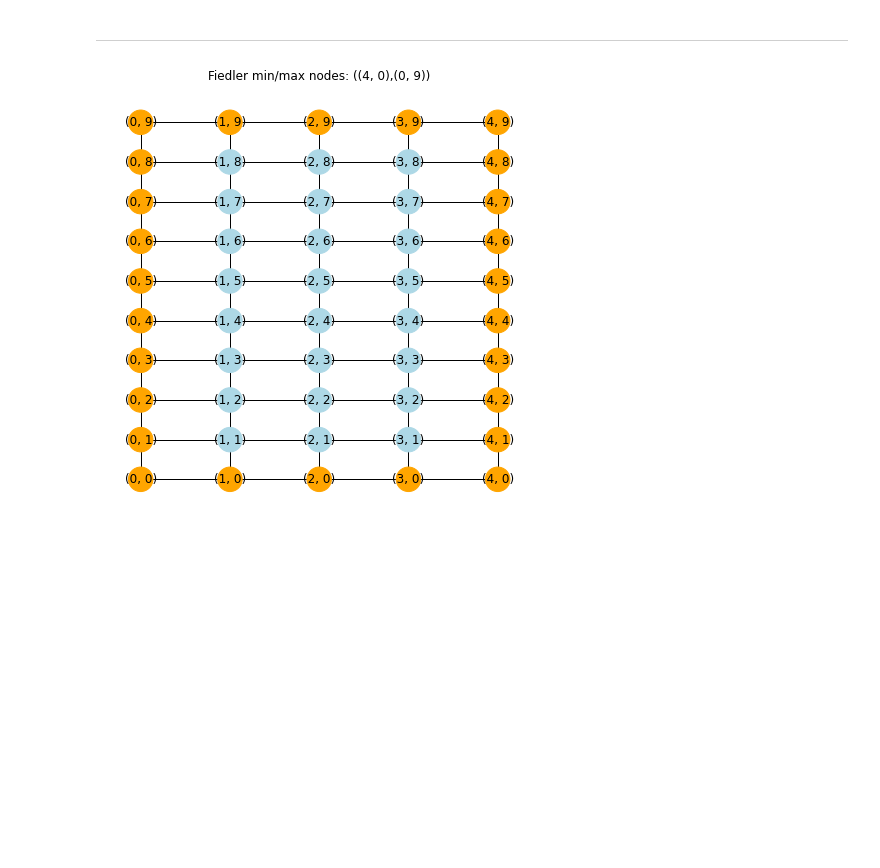
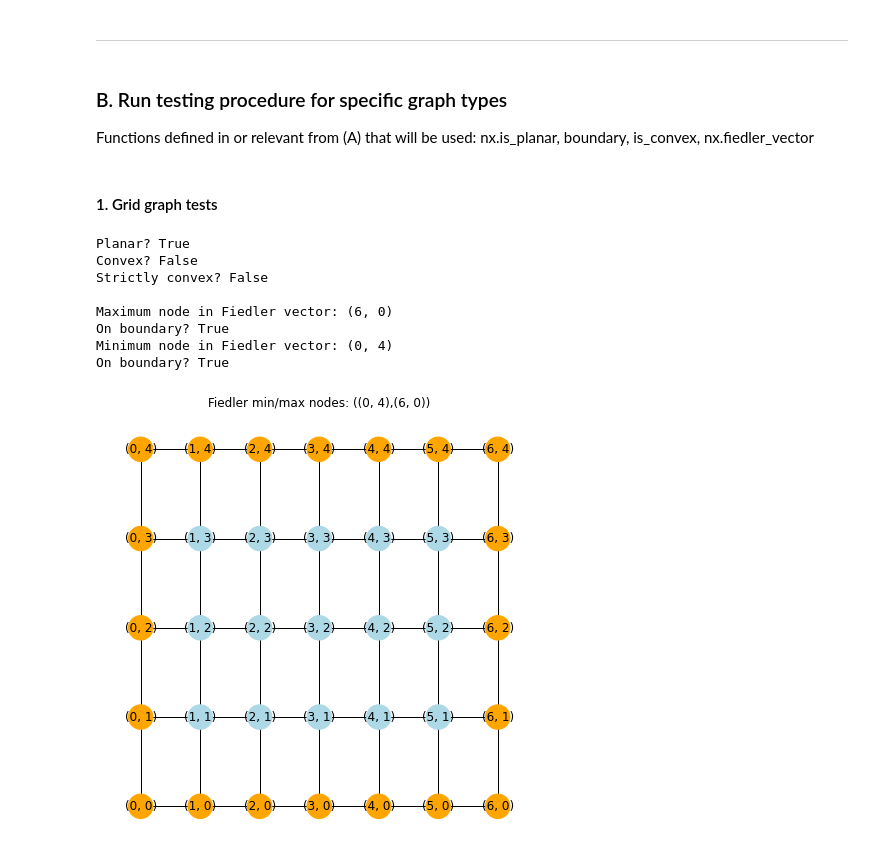
Before and after one commit to amaheshwari25/graph-hotspots, a Jupyter notebook: GraphHotSpots_Experiments.ipynb, the cells around one changed output. Drawn from its saved outputs; the diff is of its cells as text; code cells hidden in the pictures; blank space fills up the shorter version.

Commit message:
Test different types of graphs and modularize procedure

```diff
--- a/GraphHotSpots_Experiments.ipynb
+++ b/GraphHotSpots_Experiments.ipynb
@@ -33,0 +66,13 @@ nx.draw(G, pos, with_labels=True, node_color='lightgreen', node_size=600)
+# %%
+def is_convex(G, bound_set, strict=False):
+    apsp = dict(nx.all_pairs_shortest_path(G))
+    for u in list(G.nodes):
+        if (u in bound_set) and not strict:
+            continue
+        for v in list(G.nodes):
+            if (v in bound_set) and not strict:
+                continue
+            for path_node in apsp[u][v]:
+                if (path_node != u and path_node != v and path_node in boundary):
+                    return False
+    return True
@@ -37,4 +88,4 @@ Directly from networkx fielder_vector method
 # %%
-phi2 = nx.fiedler_vector(G)
+phi2 = nx.fiedler_vector(G, method='tracemin_lu')
 phi2
 # %% [output]
@@ -54,25 +102,3 @@ Brute-force algorithm based on $\partial G$ as defined in https://arxiv.org/pdf/
-# %%
-def boundary(G):
-    '''
-    Returns list of nodes in G that are in the boundary.
-    '''
-    # compute shortest path lengths between all vertices
-    path_dist = dict(nx.all_pairs_shortest_path_length(G))
-
-    boundary = []
-    for u in list(G.nodes):
-        for v in list(G.nodes): # test all v for witness of u as boundary vertex
-            dsum = 0
-            for w in G.neighbors(u):
-                dsum += path_dist[w][v] # compute sum of distances from v to neighbors of u (= w)
-            if(path_dist[u][v] > dsum/len(G[u])):
-                boundary.append(u)
-                break # move on to next vertex to test for boundary
-
-    return boundary
-# %%
-boundary = boundary(G)
-bound_set = set(boundary)
 # %% [markdown]
 #### 4. Check conjecture: are smallest and largest values on boundary?
 # %%
@@ -91,14 +129,6 @@ On boundary? True
 # %% [markdown]
 ---
-# %%
-# visualize obtained boundary in graph drawing
-plt.figure(figsize=(6,6))
-colors = ['orange' if n in bound_set else 'lightblue' for n in list(G.nodes)]
-pos = {(x,y):(x,y) for x,y in G.nodes()}
-
-nx.draw(G, node_color=colors, pos=pos, with_labels=True, node_size=600)
-
-plt.title("Fiedler min/max nodes: ("+str(min_node)+","+str(max_node)+")")
-plt.show()
-# %% [output]
-[figure, removed]
+# %% [markdown]
+### B. Run testing procedure for specific graph types
+
+Functions defined in or relevant from (A) that will be used: nx.is_planar, boundary, is_convex, nx.fiedler_vector
@@ -104,0 +180,20 @@ plt.show()
+# %% [markdown]
+#### 1. Grid graph tests
+# %%
+# Create m x n 2D grid/lattice graph
+m = 7
+n = 5
+
+G = nx.grid_2d_graph(m, n)
+pos = {(x,y):(x,y) for x,y in G.nodes()}
+min_node, max_node, is_plan, is_conv, is_strict_conv, bound_set = check_conjecture(G, pos);
+# %% [output]
+Planar? True
+Convex? False
+Strictly convex? False
+
+Maximum node in Fiedler vector: (6, 0)
+On boundary? True
+Minimum node in Fiedler vector: (0, 4)
+On boundary? True
+[figure, added]
```
Also changed, not shown: parts of 21 cells of this notebook.
